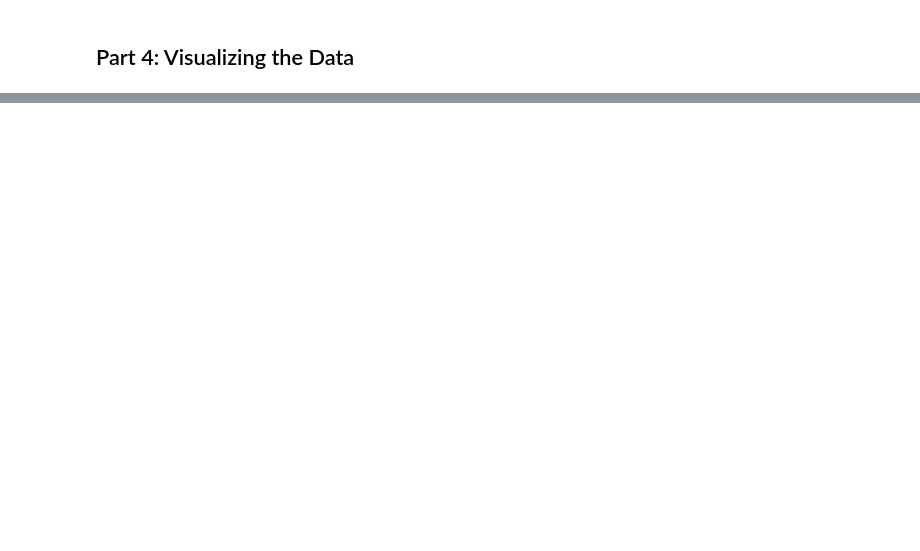
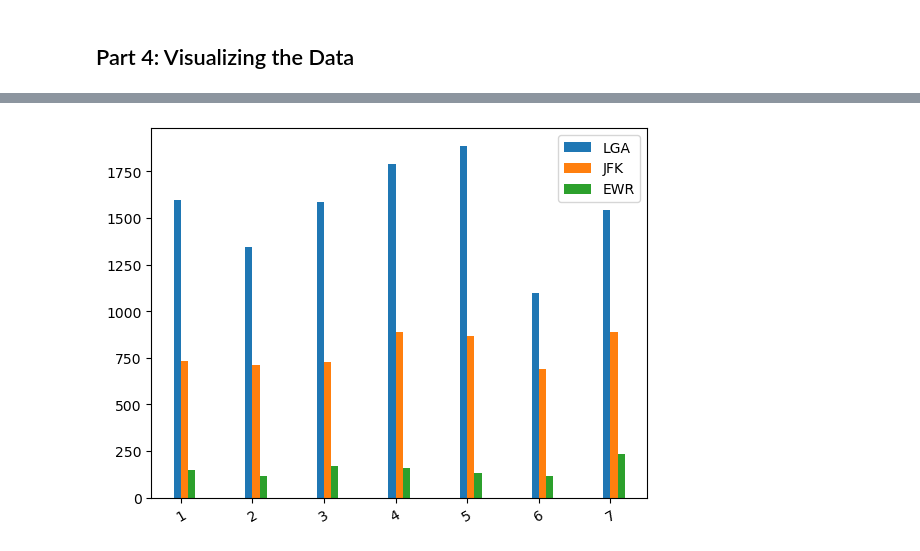
Before and after one commit to Jacob-YY/4501_project_yy_cc, a Jupyter notebook: 4501 proj!.ipynb, the cells around one changed output, grey strips where cells are left out. Cells and saved outputs as stored; diff of their text form; code cells hidden in the pictures; blank space fills up the shorter version.

```diff
--- a/4501 proj!.ipynb
+++ b/4501 proj!.ipynb
@@ -896,3 +1019,6 @@ def coor_box():
     plt.xticks(x_range + bar_width/2, tick_label, rotation=30)
     plt.legend()
     plt.show()
+
+coor_box()
+# %% [output]
@@ -899,3 +1042,4 @@ def coor_box():
+[figure, added]
 # %%
 #P4 Q4
 # Create a heatmap of all hired trips over a map of the area. Consider using KeplerGL
```
Also changed, not shown: parts of 23 cells of this notebook.
